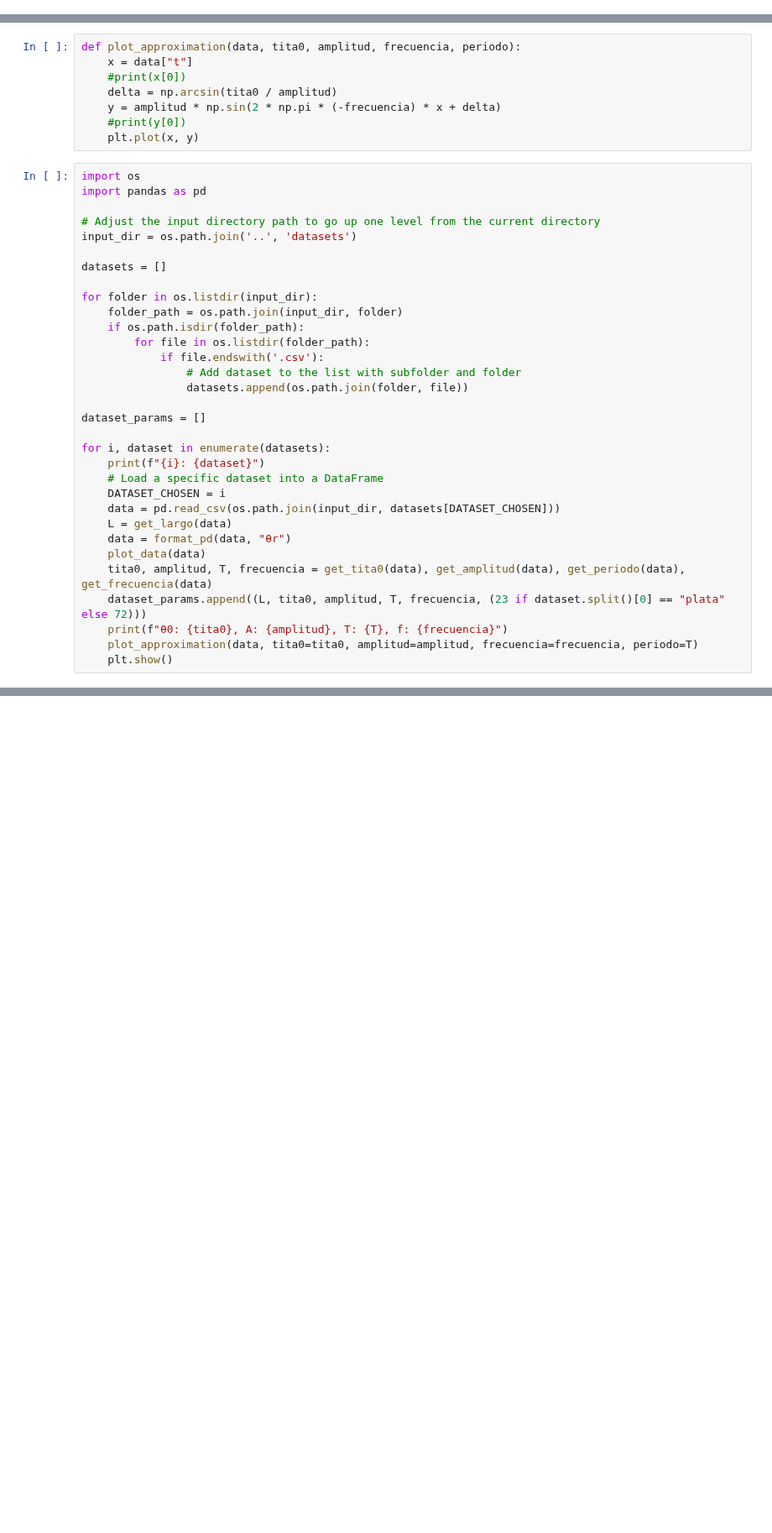
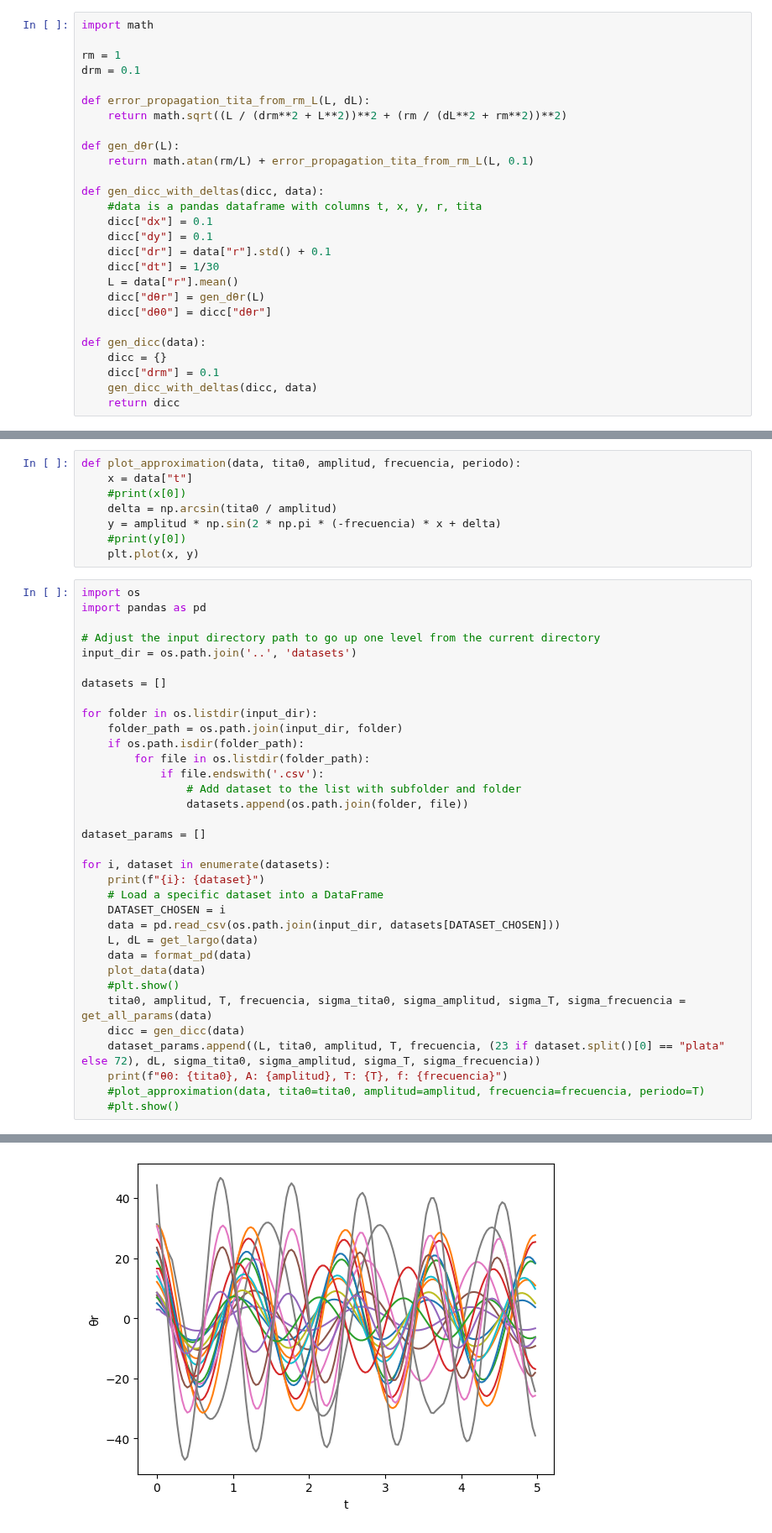
Before and after one commit to FacuVCanale/TP1-FISICA, a Jupyter notebook: code/graficos.ipynb, the cells around one changed output, grey strips where cells are left out. Shown at 84% size. Cells and saved outputs as stored; diff of their text form; blank space fills up the shorter version.

```diff
--- a/code/graficos.ipynb
+++ b/code/graficos.ipynb
@@ -29,3 +25,30 @@ def format_pd(data, feature):
     data = data[data["t"] <=5]
     return data
+# %%
+import math
+
+rm = 1
+drm = 0.1
+
+def error_propagation_tita_from_rm_L(L, dL):
+    return math.sqrt((L / (drm**2 + L**2))**2 + (rm / (dL**2 + rm**2))**2)
+
+def gen_dθr(L):
+    return math.atan(rm/L) + error_propagation_tita_from_rm_L(L, 0.1)
+
+def gen_dicc_with_deltas(dicc, data):
+    #data is a pandas dataframe with columns t, x, y, r, tita
+    dicc["dx"] = 0.1
+    dicc["dy"] = 0.1
+    dicc["dr"] = data["r"].std() + 0.1
+    dicc["dt"] = 1/30
+    L = data["r"].mean()
+    dicc["dθr"] = gen_dθr(L)
+    dicc["dθ0"] = dicc["dθr"]
+
+def gen_dicc(data):
+    dicc = {}
+    dicc["drm"] = 0.1
+    gen_dicc_with_deltas(dicc, data)
+    return dicc
 # %%
@@ -89,12 +143,14 @@ for i, dataset in enumerate(datasets):
     # Load a specific dataset into a DataFrame
     DATASET_CHOSEN = i
     data = pd.read_csv(os.path.join(input_dir, datasets[DATASET_CHOSEN]))
-    L = get_largo(data)
-    data = format_pd(data, "θr")
+    L, dL = get_largo(data)
+    data = format_pd(data)
     plot_data(data)
-    tita0, amplitud, T, frecuencia = get_tita0(data), get_amplitud(data), get_periodo(data), get_frecuencia(data)
-    dataset_params.append((L, tita0, amplitud, T, frecuencia, (23 if dataset.split()[0] == "plata" else 72)))
+    #plt.show()
+    tita0, amplitud, T, frecuencia, sigma_tita0, sigma_amplitud, sigma_T, sigma_frecuencia = get_all_params(data)
+    dicc = gen_dicc(data)
+    dataset_params.append((L, tita0, amplitud, T, frecuencia, (23 if dataset.split()[0] == "plata" else 72), dL, sigma_tita0, sigma_amplitud, sigma_T, sigma_frecuencia))
     print(f"θ0: {tita0}, A: {amplitud}, T: {T}, f: {frecuencia}")
-    plot_approximation(data, tita0=tita0, amplitud=amplitud, frecuencia=frecuencia, periodo=T)
-    plt.show()
+    #plot_approximation(data, tita0=tita0, amplitud=amplitud, frecuencia=frecuencia, periodo=T)
+    #plt.show()
 # %% [output]
@@ -106,3 +179,4 @@ See the caveats in the documentation: https://pandas.pydata.org/pandas-docs/stab
+[figure, added]
 # %%
 def graph_params(dataset_params):
     # Creo un DataFrame con los datos
```
Also changed, not shown: parts of 7 cells of this notebook, 3 other files.
